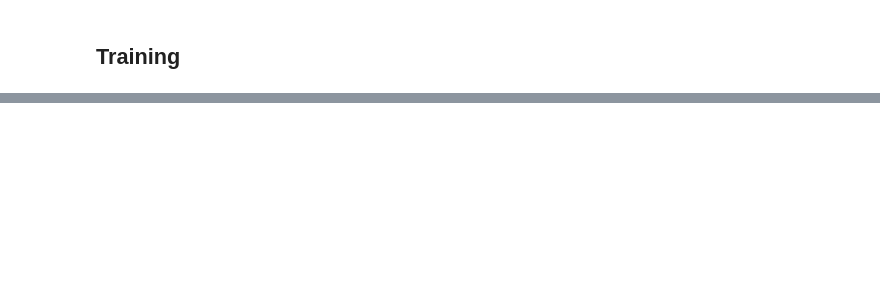
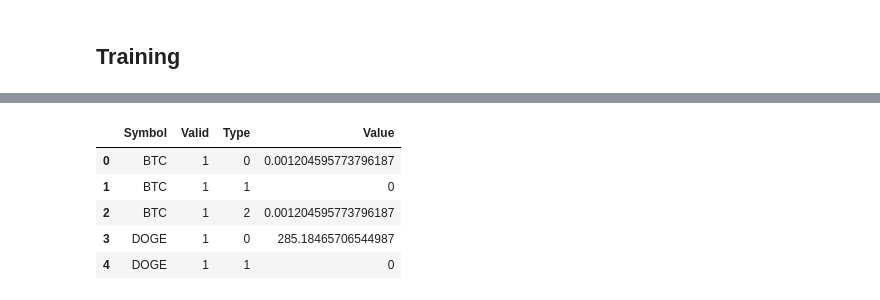
Before and after one commit to Pappa/bandido, a Jupyter notebook: notebooks/crypto/02-tf-agents-bandit-train.ipynb, the cells around one changed output, grey strips where cells are left out. Saved outputs shown, nothing was run; the diff lists cells and outputs as text; code cells hidden in the pictures; blank space fills up the shorter version.

```diff
--- a/notebooks/crypto/02-tf-agents-bandit-train.ipynb
+++ b/notebooks/crypto/02-tf-agents-bandit-train.ipynb
@@ -288,0 +289,12 @@ plt.show()
+# %%
+trade_history = tf_env.pyenv.envs[0].trade_history
+
+trade_history_df = pd.DataFrame(trade_history, columns=['Symbol', 'Valid', 'Type', 'Value'])
+trade_history_df.head(5)
+# %% [output]
+|  | Symbol | Valid | Type | Value |
+| 0 | BTC | 1 | 0 | 0.001204595773796187 |
+| 1 | BTC | 1 | 1 | 0 |
+| 2 | BTC | 1 | 2 | 0.001204595773796187 |
+| 3 | DOGE | 1 | 0 | 285.18465706544987 |
+| 4 | DOGE | 1 | 1 | 0 |
```
Also changed, not shown: parts of 11 cells of this notebook, 1 other file.
